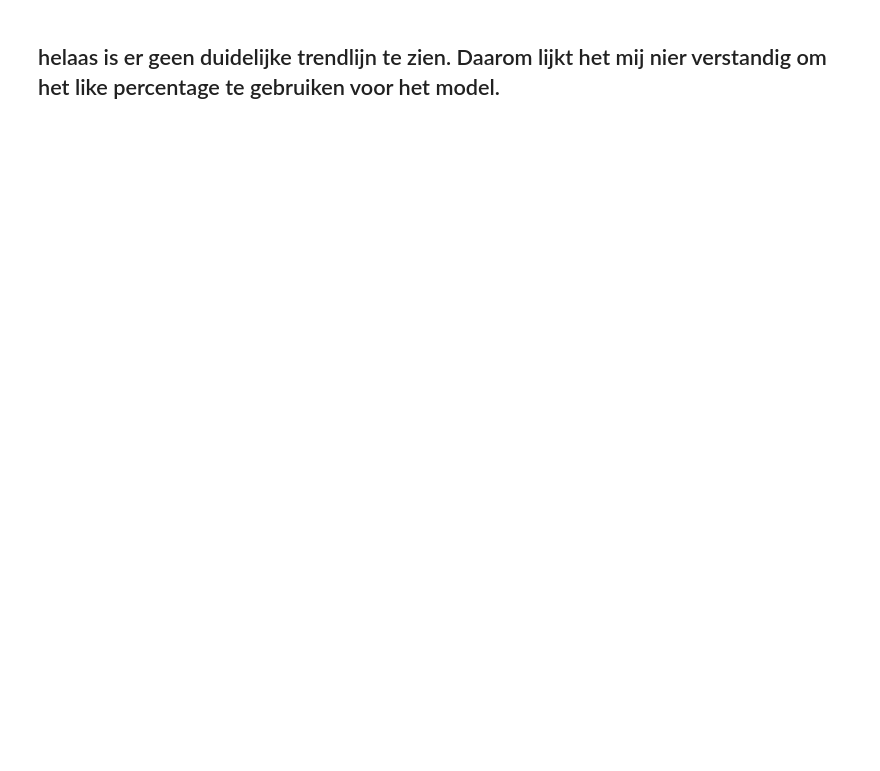
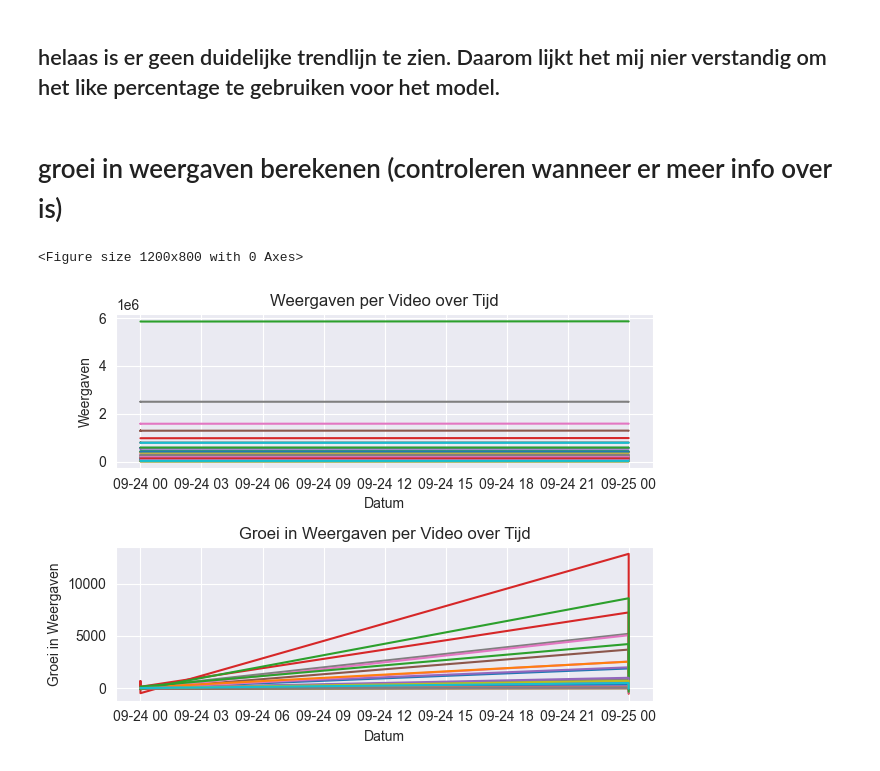
Before and after one commit to RubenZwinkels/INDATAD, a Jupyter notebook: analytics_report.ipynb, the cells around one changed output. Saved outputs shown, nothing was run; the diff lists cells and outputs as text; code cells hidden in the pictures; blank space fills up the shorter version.

Commit message:
groei weergaven plotten

```diff
--- a/analytics_report.ipynb
+++ b/analytics_report.ipynb
@@ -132,2 +132,45 @@ correlation = df['total_views'].corr(df['like_percentage'])
 # %% [markdown]
 ## helaas is er geen duidelijke trendlijn te zien. Daarom lijkt het mij nier verstandig om het like percentage te gebruiken voor het model.
+# %% [markdown]
+# groei in weergaven berekenen (controleren wanneer er meer info over is)
+# %%
+query = """
+SELECT vd.video_id, vd.title, d.date, sf.views
+FROM video_data vd
+JOIN statistic sf ON vd.video_id = sf.video_id
+JOIN date d ON sf.date = d.id
+ORDER BY vd.video_id, d.date;
+"""
+cur.execute(query)
+rows = cur.fetchall()
+df = pd.DataFrame(rows, columns=['video_id', 'title', 'date', 'views'])
+df['date'] = pd.to_datetime(df['date'])
+df = df.sort_values(by=['video_id', 'date'])
+df['growth'] = df.groupby('video_id')['views'].diff().fillna(0)
+plt.figure(figsize=(12, 8))
+videos = df['title'].unique()
+# %% [output]
+<Figure size 1200x800 with 0 Axes>
+# %%
+for video in videos:
+    video_data = df[df['title'] == video]
+
+    # Eerste subplot voor weergaven
+    plt.subplot(2, 1, 1)
+    plt.plot(video_data['date'], video_data['views'], label=video)
+    plt.title('Weergaven per Video over Tijd')
+    plt.xlabel('Datum')
+    plt.ylabel('Weergaven')
+
+    # Tweede subplot voor groei
+    plt.subplot(2, 1, 2)
+    plt.plot(video_data['date'], video_data['growth'], label=video)
+    plt.title('Groei in Weergaven per Video over Tijd')
+    plt.xlabel('Datum')
+    plt.ylabel('Groei in Weergaven')
+
+# Layout aanpassen en plot tonen
+plt.tight_layout()
+plt.show()
+# %% [output]
+[figure, added]
```
Also changed, not shown: parts of 6 cells of this notebook.
